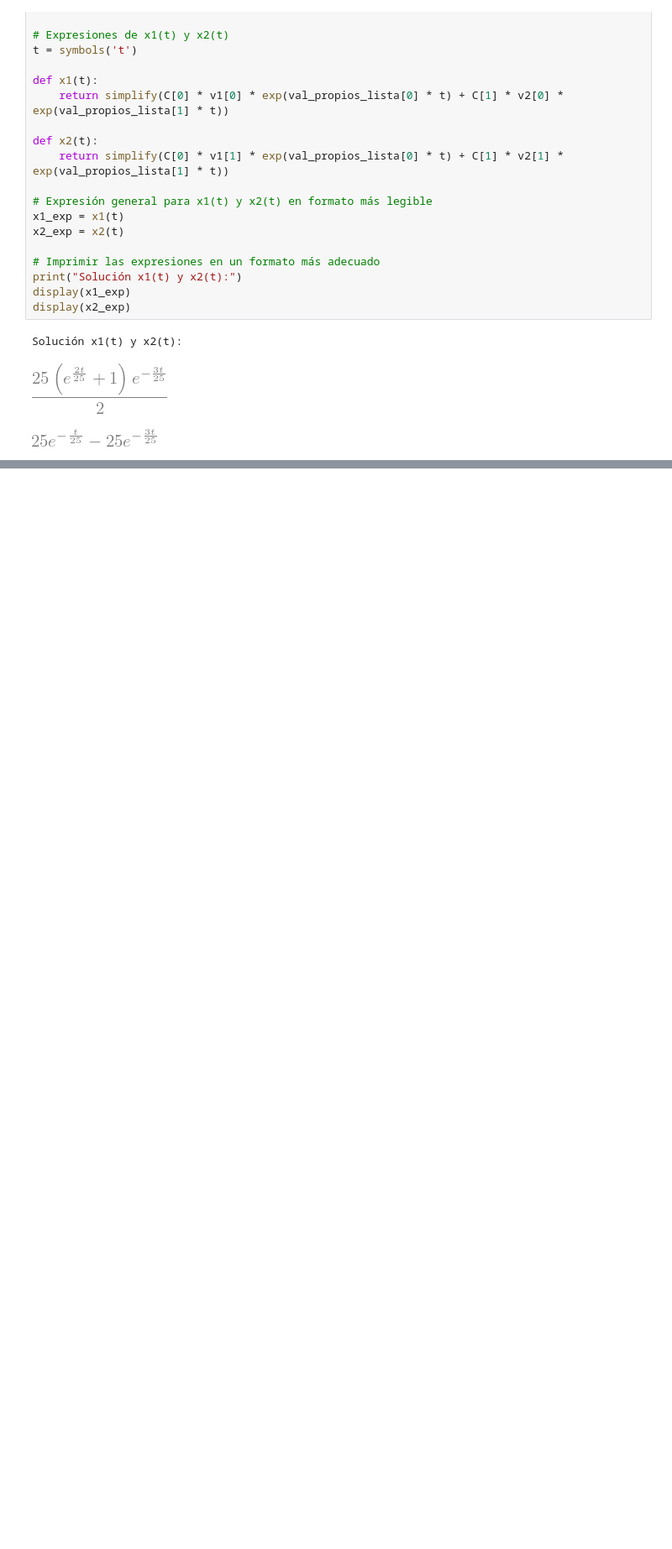
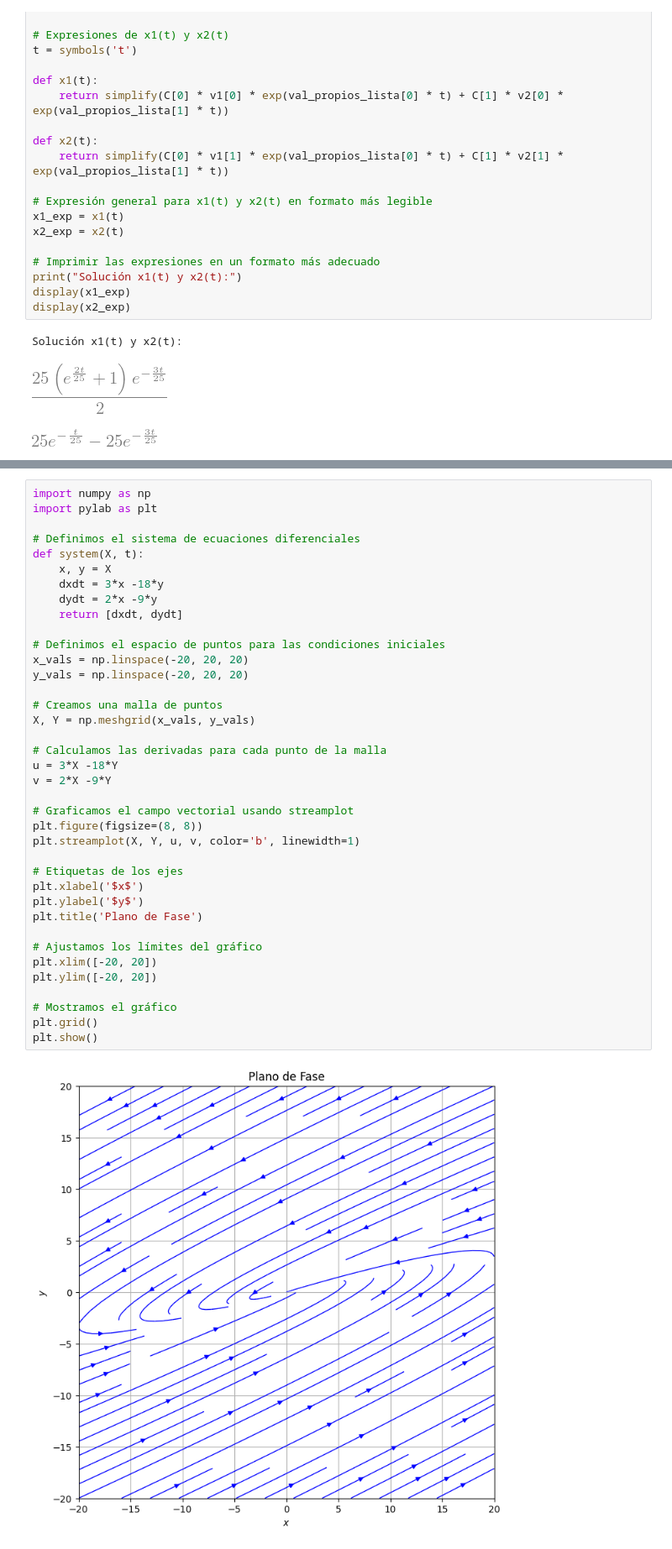
Before and after one commit to DenisOsses/CursoEdo, a Jupyter notebook: Ejercicios.ipynb, the cells around one changed output, grey strips where cells are left out. Shown at 84% size. Drawn from its saved outputs; the diff is of its cells as text; blank space fills up the shorter version.

```diff
--- a/Ejercicios.ipynb
+++ b/Ejercicios.ipynb
@@ -700,0 +727,40 @@ Solución x1(t) y x2(t):
+# %%
+import numpy as np
+import pylab as plt
+
+# Definimos el sistema de ecuaciones diferenciales
+def system(X, t):
+    x, y = X
+    dxdt = 3*x -18*y
+    dydt = 2*x -9*y
+    return [dxdt, dydt]
+
+# Definimos el espacio de puntos para las condiciones iniciales
+x_vals = np.linspace(-20, 20, 20)
+y_vals = np.linspace(-20, 20, 20)
+
+# Creamos una malla de puntos
+X, Y = np.meshgrid(x_vals, y_vals)
+
+# Calculamos las derivadas para cada punto de la malla
+u = 3*X -18*Y
+v = 2*X -9*Y
+
+# Graficamos el campo vectorial usando streamplot
+plt.figure(figsize=(8, 8))
+plt.streamplot(X, Y, u, v, color='b', linewidth=1)
+
+# Etiquetas de los ejes
+plt.xlabel('$x$')
+plt.ylabel('$y$')
+plt.title('Plano de Fase')
+
+# Ajustamos los límites del gráfico
+plt.xlim([-20, 20])
+plt.ylim([-20, 20])
+
+# Mostramos el gráfico
+plt.grid()
+plt.show()
+# %% [output]
+[figure, added]
```
Also changed, not shown: parts of 4 cells of this notebook, 29 other files.
